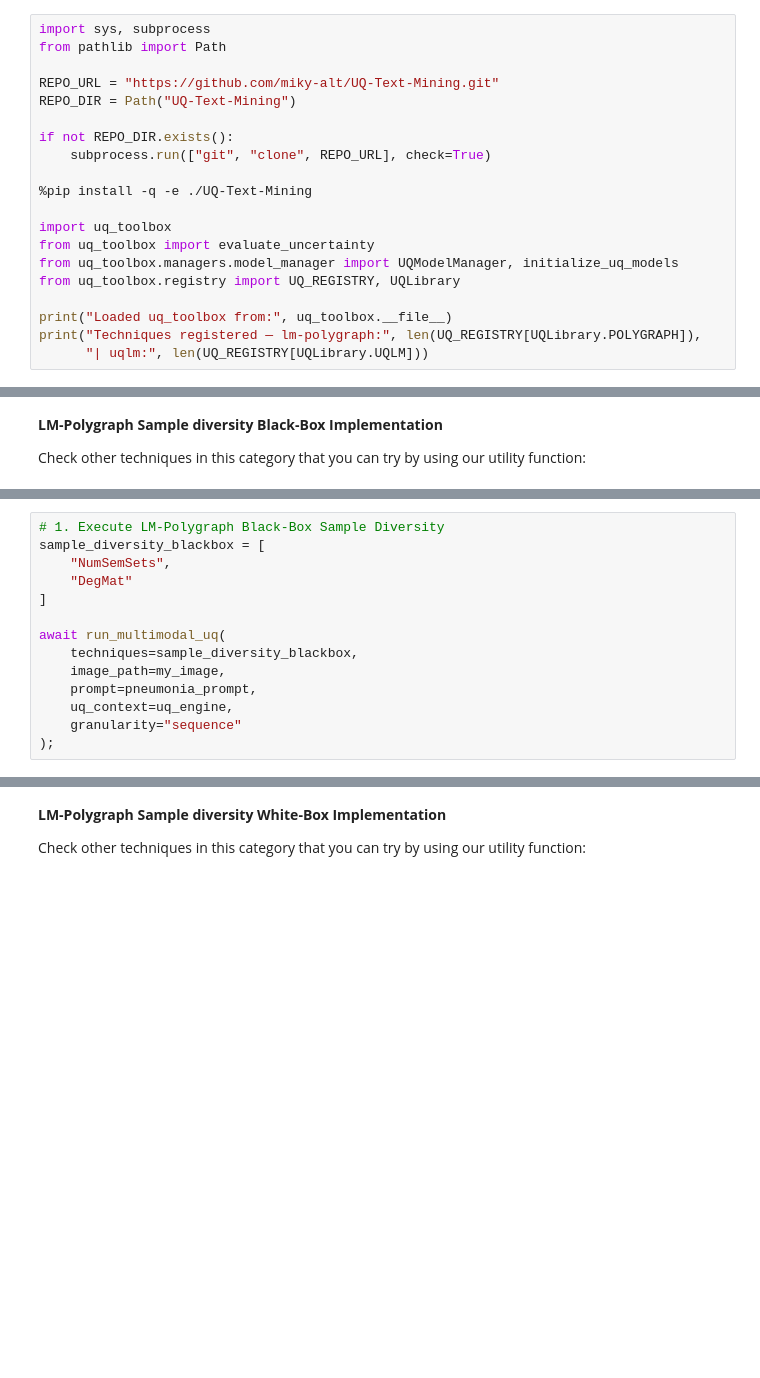
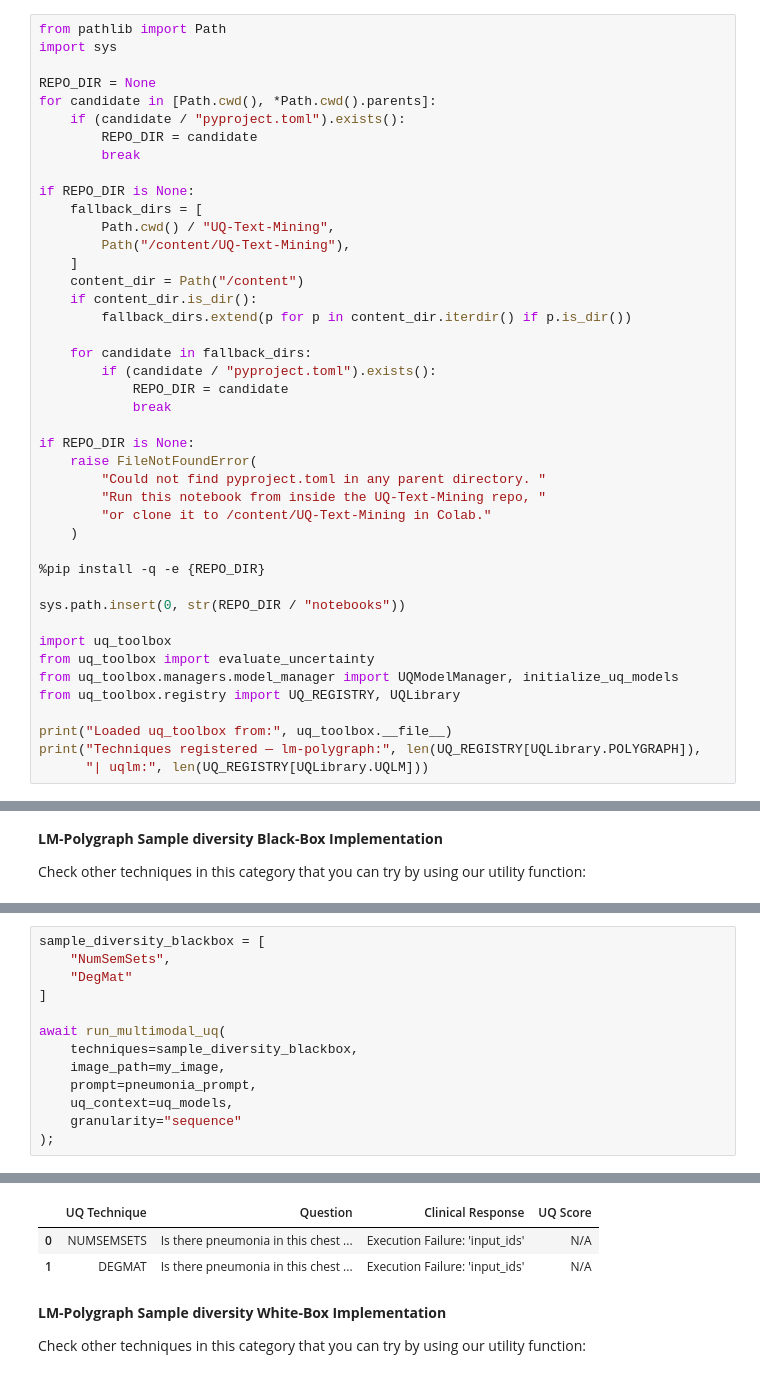
Before and after one commit to miky-alt/UQ-Text-Mining, a Jupyter notebook: notebooks/UQ_Tutorial.ipynb, the cells around one changed output, grey strips where cells are left out. Drawn from its saved outputs; the diff is of its cells as text; blank space fills up the shorter version.

Commit message:
Final run on notebook

```diff
--- a/notebooks/UQ_Tutorial.ipynb
+++ b/notebooks/UQ_Tutorial.ipynb
@@ -120,16 +135,39 @@ os.environ["OPENAI_BASE_URL"] = "https://api.openai.com/v1"
 if "HF_TOKEN" not in os.environ:
     os.environ["HF_TOKEN"] = getpass("🔑 Enter your Hugging Face token: ")
 # %%
-import sys, subprocess
 from pathlib import Path
+import sys
 
-REPO_URL = "https://github.com/miky-alt/UQ-Text-Mining.git"
-REPO_DIR = Path("UQ-Text-Mining")
+REPO_DIR = None
+for candidate in [Path.cwd(), *Path.cwd().parents]:
+    if (candidate / "pyproject.toml").exists():
+        REPO_DIR = candidate
+        break
 
-if not REPO_DIR.exists():
-    subprocess.run(["git", "clone", REPO_URL], check=True)
+if REPO_DIR is None:
+    fallback_dirs = [
+        Path.cwd() / "UQ-Text-Mining",
+        Path("/content/UQ-Text-Mining"),
+    ]
+    content_dir = Path("/content")
+    if content_dir.is_dir():
+        fallback_dirs.extend(p for p in content_dir.iterdir() if p.is_dir())
 
-%pip install -q -e ./UQ-Text-Mining
+    for candidate in fallback_dirs:
+        if (candidate / "pyproject.toml").exists():
+            REPO_DIR = candidate
+            break
+
+if REPO_DIR is None:
+    raise FileNotFoundError(
+        "Could not find pyproject.toml in any parent directory. "
+        "Run this notebook from inside the UQ-Text-Mining repo, "
+        "or clone it to /content/UQ-Text-Mining in Colab."
+    )
+
+%pip install -q -e {REPO_DIR}
+
+sys.path.insert(0, str(REPO_DIR / "notebooks"))
 
 import uq_toolbox
 from uq_toolbox import evaluate_uncertainty
@@ -2398,5 +2274,4 @@ polygraph_NumSemSets                   | lm_polygraph  | black  | Sample diversi
 # %%
-# 1. Execute LM-Polygraph Black-Box Sample Diversity
 sample_diversity_blackbox = [
     "NumSemSets",
     "DegMat"
@@ -2406,6 +2281,7 @@ await run_multimodal_uq(
     techniques=sample_diversity_blackbox,
     image_path=my_image,
     prompt=pneumonia_prompt,
-    uq_context=uq_engine,
+    uq_context=uq_models,
     granularity="sequence"
 );
+# %% [output]
@@ -2412,3 +2294,6 @@ await run_multimodal_uq(
+|  | UQ Technique | Question | Clinical Response | UQ Score |
+| 0 | NUMSEMSETS | Is there pneumonia in this chest ... | Execution Failure: 'input_ids' | N/A |
+| 1 | DEGMAT | Is there pneumonia in this chest ... | Execution Failure: 'input_ids' | N/A |
 # %% [markdown]
 **LM-Polygraph Sample diversity White-Box Implementation**
 
```
Also changed, not shown: parts of 68 cells of this notebook.
